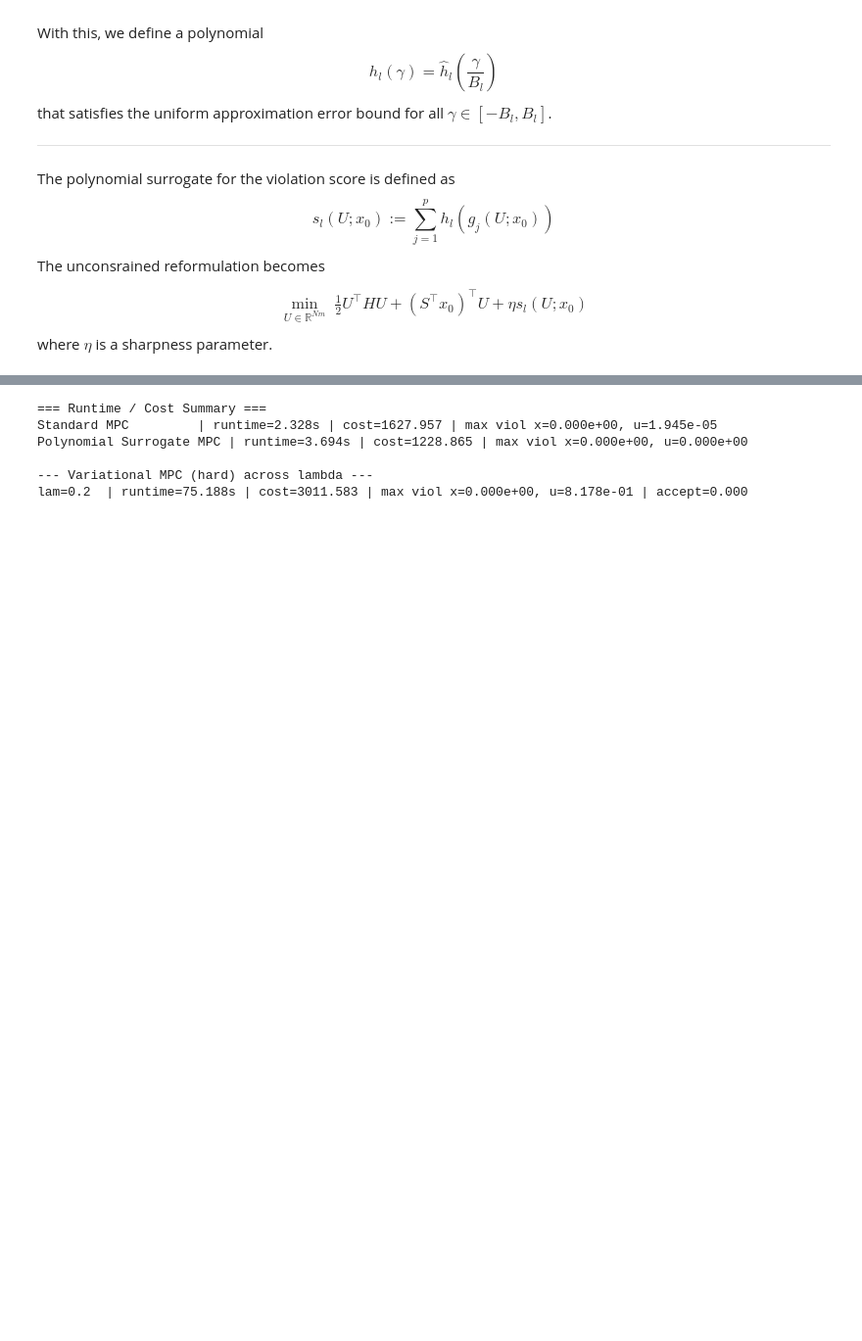
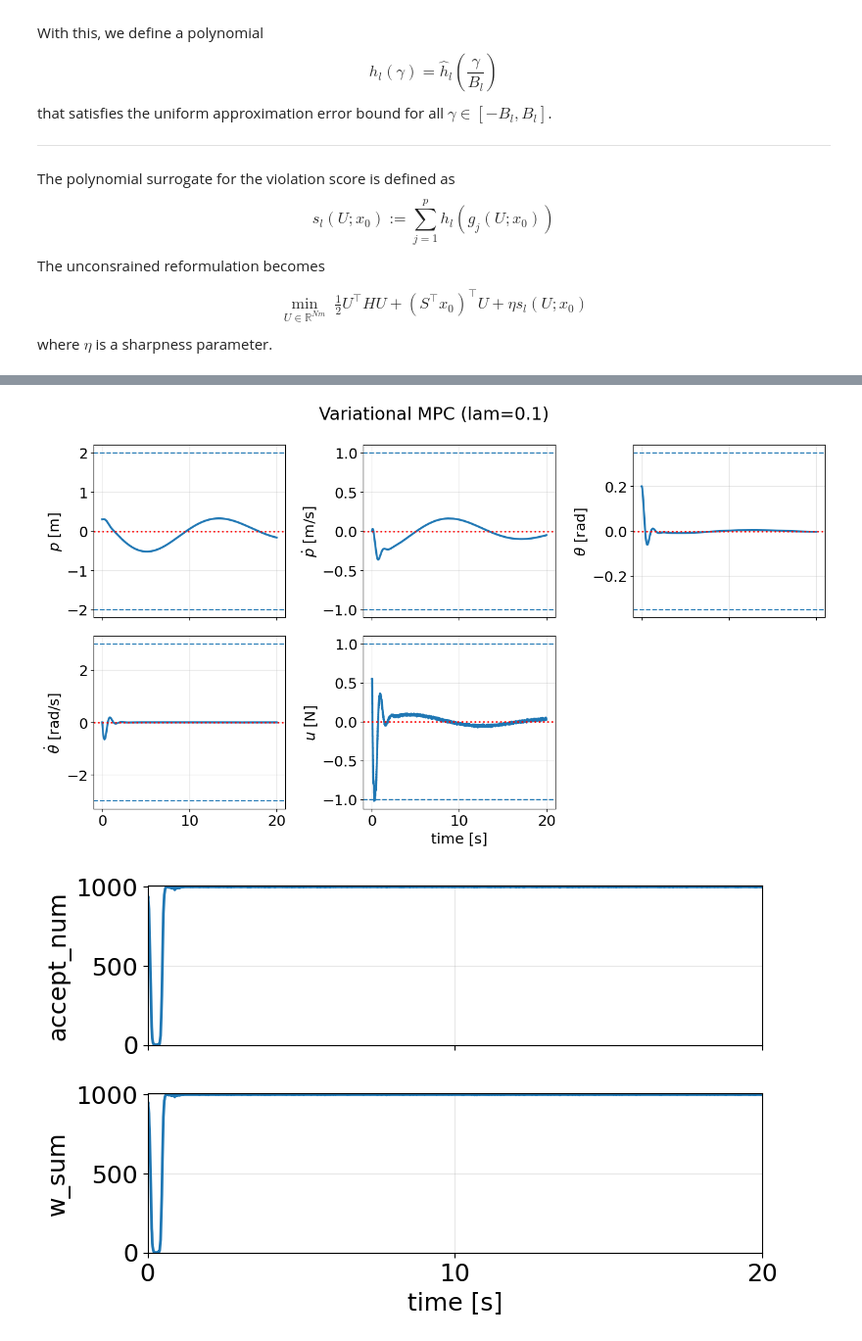
Before and after one commit to k-uta/Variational-Encrypted-Model-Predictive-Control, a Jupyter notebook: test.ipynb, the cells around one changed output, grey strips where cells are left out. Shown at 98% size. Saved outputs shown, nothing was run; the diff lists cells and outputs as text; code cells hidden in the pictures; blank space fills up the shorter version.

```diff
--- a/test.ipynb
+++ b/test.ipynb
@@ -475,19 +531,0 @@ plt.show()
-# %%
-# Print runtime / cost summary
-print("\n=== Runtime / Cost Summary ===")
-for name, res in baseline_results.items():
-    vx, vu = res["viol"]
-    print(f"{name:20s} | runtime={res['runtime']:.3f}s | cost={res['cost']:.3f} | max viol x={vx:.3e}, u={vu:.3e}")
-
-print("\n--- Variational MPC (hard) across lambda ---")
-for lam in lambda_values:
-    res = variational_runs[lam]
-    vx, vu = res["viol"]
-    print(f"lam={lam:<4} | runtime={res['runtime']:.3f}s | cost={res['cost']:.3f} | max viol x={vx:.3e}, u={vu:.3e} | accept={res['accept']:.3f}")
-# %% [output]
-=== Runtime / Cost Summary ===
-Standard MPC         | runtime=2.328s | cost=1627.957 | max viol x=0.000e+00, u=1.945e-05
-Polynomial Surrogate MPC | runtime=3.694s | cost=1228.865 | max viol x=0.000e+00, u=0.000e+00
-
---- Variational MPC (hard) across lambda ---
-lam=0.2  | runtime=75.188s | cost=3011.583 | max viol x=0.000e+00, u=8.178e-01 | accept=0.000
@@ -495,0 +532,40 @@ lam=0.2  | runtime=75.188s | cost=3011.583 | max viol x=0.000e+00, u=8.178e-01 |
+# %%
+# Plot one choice of lambda
+plot_mpc(
+    variational_runs[lambda_plot]["xs"],
+    variational_runs[lambda_plot]["us"],
+    title_prefix=f"Variational MPC (lam={lambda_plot})",
+)
+
+# Plot accept_num and w_sum over time (2x1)
+w_sum_series = variational_runs[lambda_plot]["w_sum_series"]
+accept_num_series = variational_runs[lambda_plot]["accept_num_series"]
+t_accept = np.arange(len(w_sum_series)) * dt
+
+fig, axes = plt.subplots(2, 1, figsize=(8, 5), sharex=True)
+axes[0].plot(t_accept, accept_num_series, linewidth=2.0)
+axes[0].set_ylabel("accept_num")
+axes[0].set_ylim(0, K_samples+10)
+axes[0].set_xlim(0, T_steps*dt)
+axes[0].grid(True, alpha=0.3)
+
+axes[1].plot(t_accept, w_sum_series, linewidth=2.0)
+axes[1].set_xlabel("time [s]")
+axes[1].set_ylabel("w_sum")
+axes[1].set_ylim(0,  K_samples+10)
+axes[1].set_xlim(0, T_steps*dt)
+axes[1].grid(True, alpha=0.3)
+
+# Set ticks
+if len(t_accept) > 1:
+    xticks = np.linspace(t_accept[0], t_accept[-1], 3)
+    axes[1].set_xticks(xticks)
+
+axes[0].set_yticks(np.linspace(0, K_samples, 3))
+axes[1].set_yticks(np.linspace(0, K_samples, 3))
+
+fig.tight_layout()
+plt.show()
+# %% [output]
+[figure, added]
+[figure, added]
```
Also changed, not shown: parts of 10 cells of this notebook, 3 other files.
